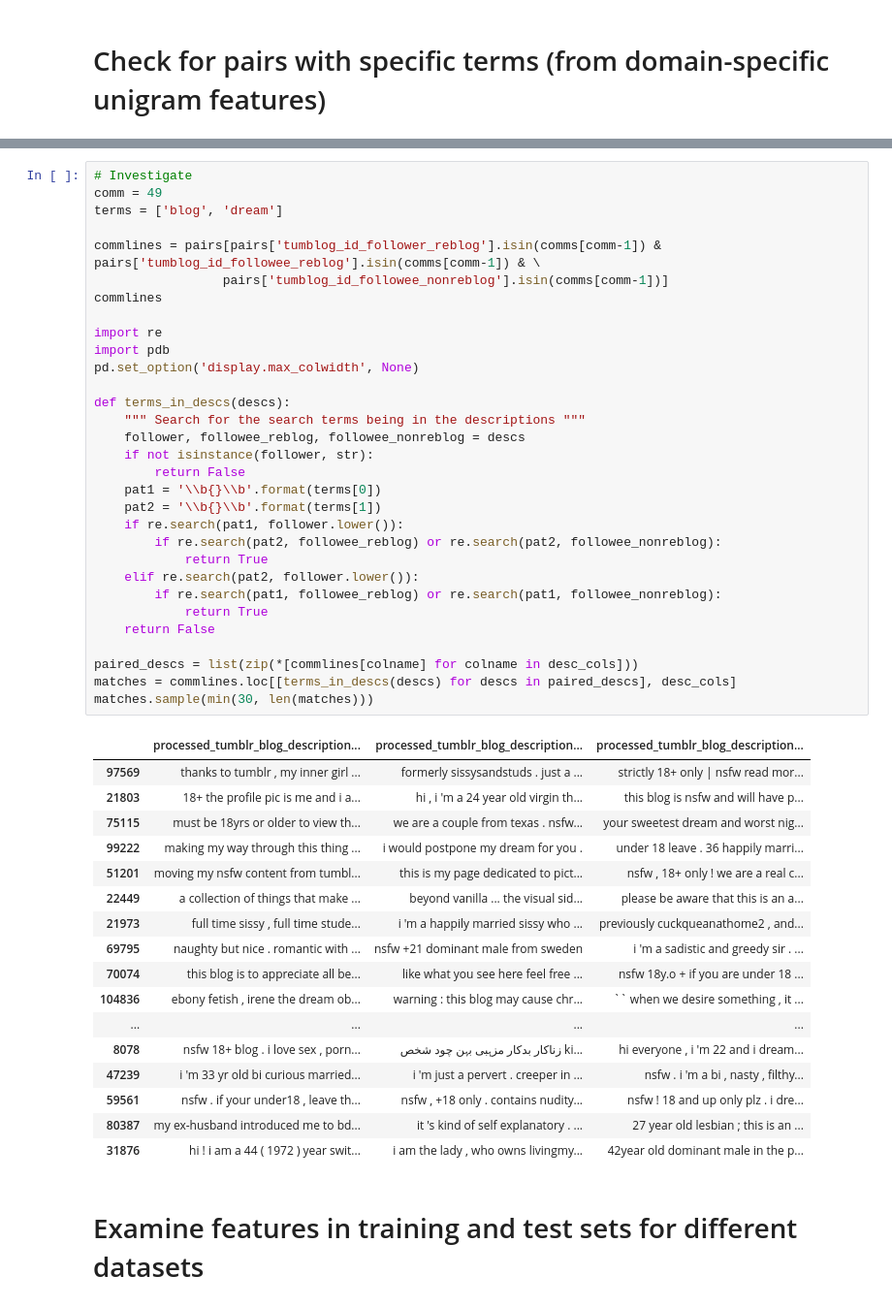
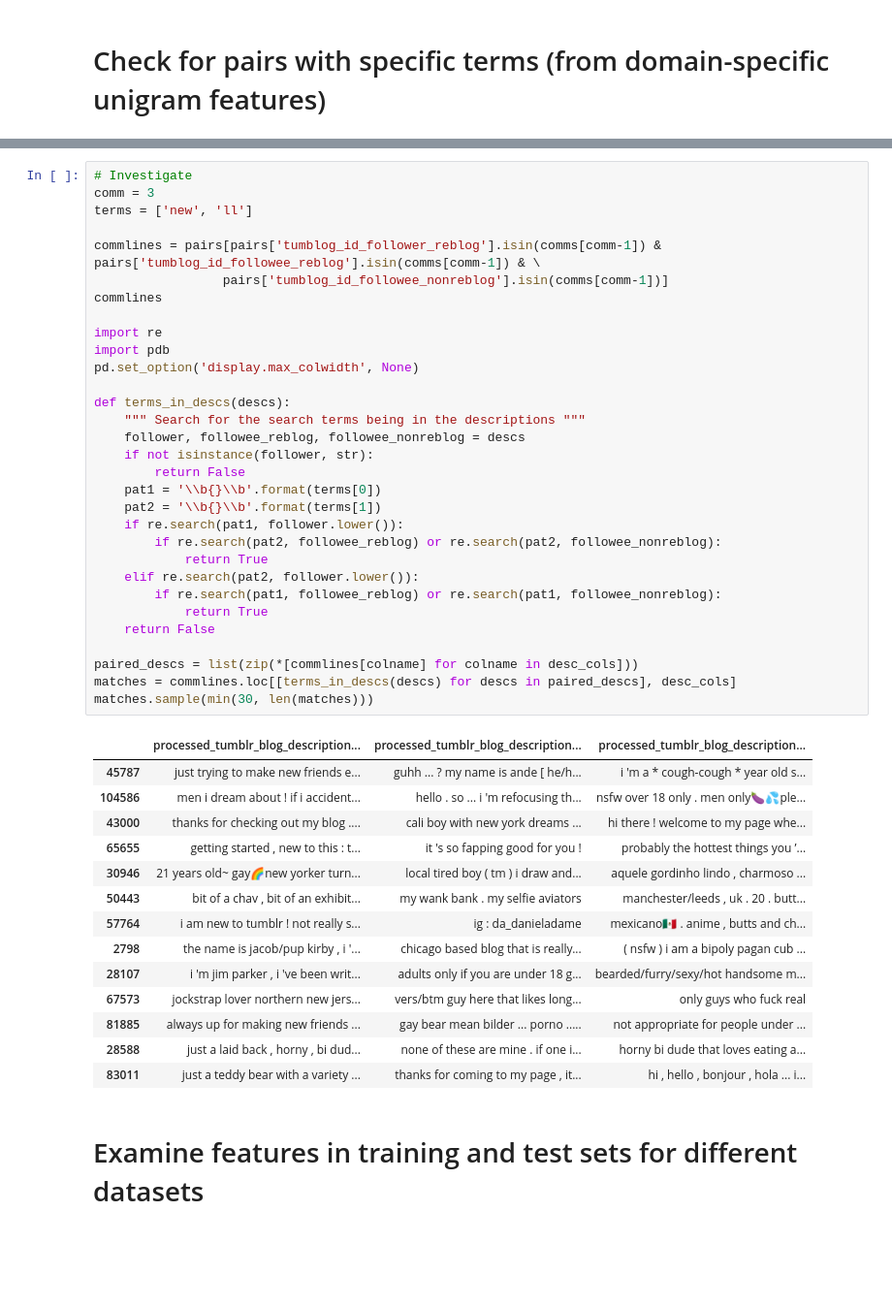
Before and after one commit to michaelmilleryoder/tumblr_community_identity, a Jupyter notebook: jupyter/check_features.ipynb, the cells around one changed output, grey strips where cells are left out. Shown at 97% size. Drawn from its saved outputs; the diff is of its cells as text; blank space fills up the shorter version.

```diff
--- a/jupyter/check_features.ipynb
+++ b/jupyter/check_features.ipynb
@@ -65,52 +26,49 @@ comms[0]
 # %%
 # Investigate
-comm = 49
-terms = ['blog', 'dream']
+comm = 3
+terms = ['new', 'll']
 
 commlines = pairs[pairs['tumblog_id_follower_reblog'].isin(comms[comm-1]) & pairs['tumblog_id_followee_reblog'].isin(comms[comm-1]) & \
                  pairs['tumblog_id_followee_nonreblog'].isin(comms[comm-1])]
 commlines
 
 import re
 import pdb
 pd.set_option('display.max_colwidth', None)
 
 def terms_in_descs(descs):
     """ Search for the search terms being in the descriptions """
     follower, followee_reblog, followee_nonreblog = descs
     if not isinstance(follower, str):
         return False
     pat1 = '\\b{}\\b'.format(terms[0])
     pat2 = '\\b{}\\b'.format(terms[1])
     if re.search(pat1, follower.lower()):
         if re.search(pat2, followee_reblog) or re.search(pat2, followee_nonreblog):
             return True
     elif re.search(pat2, follower.lower()):
         if re.search(pat1, followee_reblog) or re.search(pat1, followee_nonreblog):
             return True
     return False
 
 paired_descs = list(zip(*[commlines[colname] for colname in desc_cols]))
 matches = commlines.loc[[terms_in_descs(descs) for descs in paired_descs], desc_cols]
 matches.sample(min(30, len(matches)))
 # %% [output]
 |  | processed_tumblr_blog_description... | processed_tumblr_blog_description... | processed_tumblr_blog_description... |
-| 97569 | thanks to tumblr , my inner girl ... | formerly sissysandstuds . just a ... | strictly 18+ only | nsfw read mor... |
-| 21803 | 18+ the profile pic is me and i a... | hi , i 'm a 24 year old virgin th... | this blog is nsfw and will have p... |
-| 75115 | must be 18yrs or older to view th... | we are a couple from texas . nsfw... | your sweetest dream and worst nig... |
-| 99222 | making my way through this thing ... | i would postpone my dream for you . | under 18 leave . 36 happily marri... |
-| 51201 | moving my nsfw content from tumbl... | this is my page dedicated to pict... | nsfw , 18+ only ! we are a real c... |
-| 22449 | a collection of things that make ... | beyond vanilla ... the visual sid... | please be aware that this is an a... |
-| 21973 | full time sissy , full time stude... | i 'm a happily married sissy who ... | previously cuckqueanathome2 , and... |
-| 69795 | naughty but nice . romantic with ... | nsfw +21 dominant male from sweden | i 'm a sadistic and greedy sir . ... |
-| 70074 | this blog is to appreciate all be... | like what you see here feel free ... | nsfw 18y.o + if you are under 18 ... |
-| 104836 | ebony fetish , irene the dream ob... | warning : this blog may cause chr... | `` when we desire something , it ... |
-| ... | ... | ... | ... |
-| 8078 | nsfw 18+ blog . i love sex , porn... | زناکار بدکار مزہبی بہن چود شخص ki... | hi everyone , i 'm 22 and i dream... |
-| 47239 | i 'm 33 yr old bi curious married... | i 'm just a pervert . creeper in ... | nsfw . i 'm a bi , nasty , filthy... |
-| 59561 | nsfw . if your under18 , leave th... | nsfw , +18 only . contains nudity... | nsfw ! 18 and up only plz . i dre... |
-| 80387 | my ex-husband introduced me to bd... | it 's kind of self explanatory . ... | 27 year old lesbian ; this is an ... |
-| 31876 | hi ! i am a 44 ( 1972 ) year swit... | i am the lady , who owns livingmy... | 42year old dominant male in the p... |
+| 45787 | just trying to make new friends e... | guhh ... ? my name is ande [ he/h... | i 'm a * cough-cough * year old s... |
+| 104586 | men i dream about ! if i accident... | hello . so ... i 'm refocusing th... | nsfw over 18 only . men only🍆💦ple... |
+| 43000 | thanks for checking out my blog .... | cali boy with new york dreams ... | hi there ! welcome to my page whe... |
+| 65655 | getting started , new to this : t... | it 's so fapping good for you ! | probably the hottest things you ’... |
+| 30946 | 21 years old~ gay🌈new yorker turn... | local tired boy ( tm ) i draw and... | aquele gordinho lindo , charmoso ... |
+| 50443 | bit of a chav , bit of an exhibit... | my wank bank . my selfie aviators | manchester/leeds , uk . 20 . butt... |
+| 57764 | i am new to tumblr ! not really s... | ig : da_danieladame | mexicano🇲🇽 . anime , butts and ch... |
+| 2798 | the name is jacob/pup kirby , i '... | chicago based blog that is really... | ( nsfw ) i am a bipoly pagan cub ... |
+| 28107 | i 'm jim parker , i 've been writ... | adults only if you are under 18 g... | bearded/furry/sexy/hot handsome m... |
+| 67573 | jockstrap lover northern new jers... | vers/btm guy here that likes long... | only guys who fuck real |
+| 81885 | always up for making new friends ... | gay bear mean bilder ... porno ..... | not appropriate for people under ... |
+| 28588 | just a laid back , horny , bi dud... | none of these are mine . if one i... | horny bi dude that loves eating a... |
+| 83011 | just a teddy bear with a variety ... | thanks for coming to my page , it... | hi , hello , bonjour , hola ... i... |
 # %% [markdown]
 # Examine features in training and test sets for different datasets
 # %%
```
Also changed, not shown: parts of 4 cells of this notebook, 1 other file.
